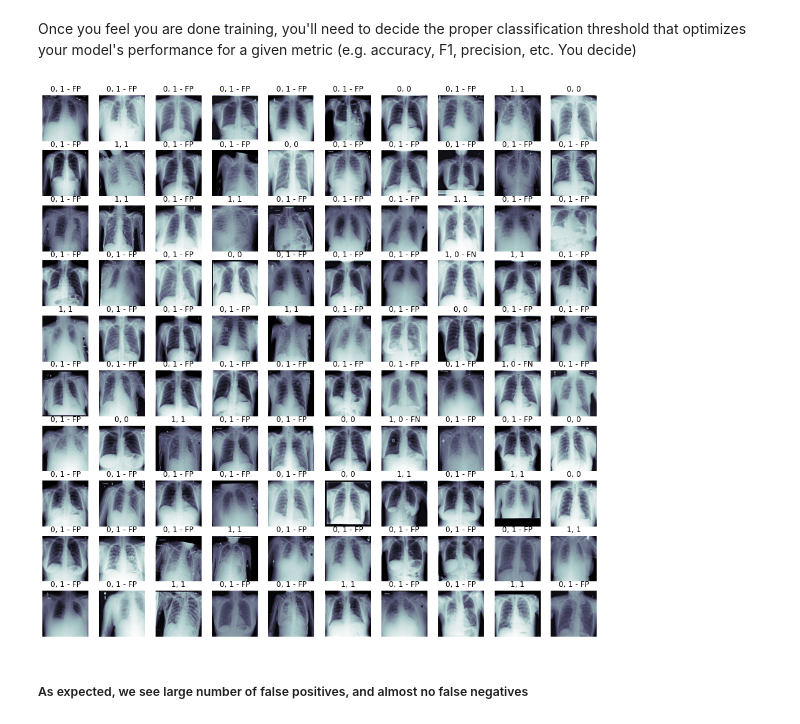
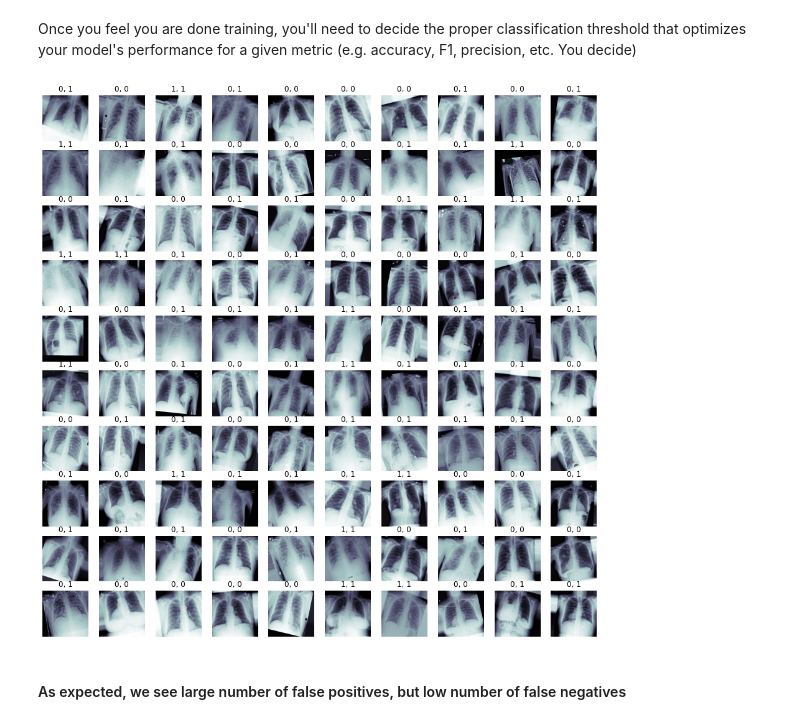
Before and after one commit to glungu/udacity-healthcare-ai, a Jupyter notebook: 02-medical-imaging-2d/project-chest-xray-pneumonia-detection/Build and train model.ipynb, the cells around one changed output. Drawn from its saved outputs; the diff is of its cells as text; code cells hidden in the pictures.

```diff
--- a/02-medical-imaging-2d/project-chest-xray-pneumonia-detection/Build and train model.ipynb
+++ b/02-medical-imaging-2d/project-chest-xray-pneumonia-detection/Build and train model.ipynb
@@ -165,19 +157,16 @@ def my_image_augmentation(**vargs):
     ## STAND-OUT SUGGESTION: implement some of your own custom augmentation that's *not*
     ## built into something like a Keras package
 
-    hflip = vargs['hflip'] if 'hflip' in vargs else False
-    hshift = vargs['hshift'] if 'hshift' in vargs else 0.0
-    wshift = vargs['wshift'] if 'wshift' in vargs else 0.0
-    rotation = vargs['rotation'] if 'rotation' in vargs else 0
-    shear = vargs['shear'] if 'shear' in vargs else 0.0
-    zoom = vargs['zoom'] if 'zoom' in vargs else 0.0
+    rotation = vargs['rotation'] if 'rotation' in vargs else 20
+    shear = vargs['shear'] if 'shear' in vargs else 0.1
+    zoom = vargs['zoom'] if 'rotation' in vargs else 0.1
 
     gen = ImageDataGenerator(
         rescale=1. / 255.0,
-        horizontal_flip = hflip,
+        horizontal_flip = True,
         vertical_flip = False,
-        height_shift_range = hshift,
-        width_shift_range = wshift,
+        height_shift_range = 0.1,
+        width_shift_range = 0.1,
         rotation_range = rotation,
         shear_range = shear,
         zoom_range = zoom)
@@ -185,13 +174,12 @@ def my_image_augmentation(**vargs):
     return gen
 
 
-def make_gen(**vargs):
+def make_train_gen(**vargs):
 
     ## Create the actual generators using the output of my_image_augmentation for your training data
     ## Suggestion here to use the flow_from_dataframe library, e.g.:
 
     df = vargs['df']
-    bs = vargs['batch_size']
 
     aug = my_image_augmentation(**vargs)
 
@@ -202,6 +190,24 @@ def make_gen(**vargs):
         y_col = 'pneumonia_class',
         class_mode = 'binary',
         target_size = IMAGE_SIZE,
-        batch_size = bs)
+        batch_size = 32)
 
     return train_gen
+
+
+def make_valid_gen(**vargs):
+
+    df = vargs['df']
+
+    aug = my_image_augmentation(**vargs)
+
+    valid_gen = aug.flow_from_dataframe(
+        dataframe = df,
+        directory = None,
+        x_col = 'path',
+        y_col = 'pneumonia_class',
+        class_mode = 'binary',
+        target_size = IMAGE_SIZE,
+        batch_size = 1024)
+
+    return valid_gen
@@ -215,0 +214,3 @@ Found 1430 validated image filenames belonging to 2 classes.
+# %%
+train_gen = make_train_gen(df = df_train)
+valid_gen = make_valid_gen(df = df_valid)
@@ -548,26 +546,26 @@ testY = valY
 # %%
 ## Let's look at some examples of true vs. predicted with our best model:
 
 fig, m_axs = plt.subplots(10, 10, figsize = (16, 16))
 i = 0
 for (c_x, c_y, c_ax) in zip(valX[0:100], testY[0:100], m_axs.flatten()):
     c_ax.imshow(c_x[:,:,0], cmap = 'bone')
     if c_y == 1:
         if pred_Y[i] > YOUR_THRESHOLD:
             c_ax.set_title('1, 1')
         else:
-            c_ax.set_title('1, 0 - FN')
+            c_ax.set_title('1, 0')
     else:
         if pred_Y[i] > YOUR_THRESHOLD:
-            c_ax.set_title('0, 1 - FP')
+            c_ax.set_title('0, 1')
         else:
             c_ax.set_title('0, 0')
     c_ax.axis('off')
     i=i+1
 # %% [output]
-[figure, old version]
+[figure, new version]
 # %% [markdown]
-##### As expected, we see large number of false positives, and almost no false negatives
+#### As expected, we see large number of false positives, but low number of false negatives
 # %%
 ## Just save model architecture to a .json:
 
```
Also changed, not shown: parts of 24 cells of this notebook, 6 other files.
